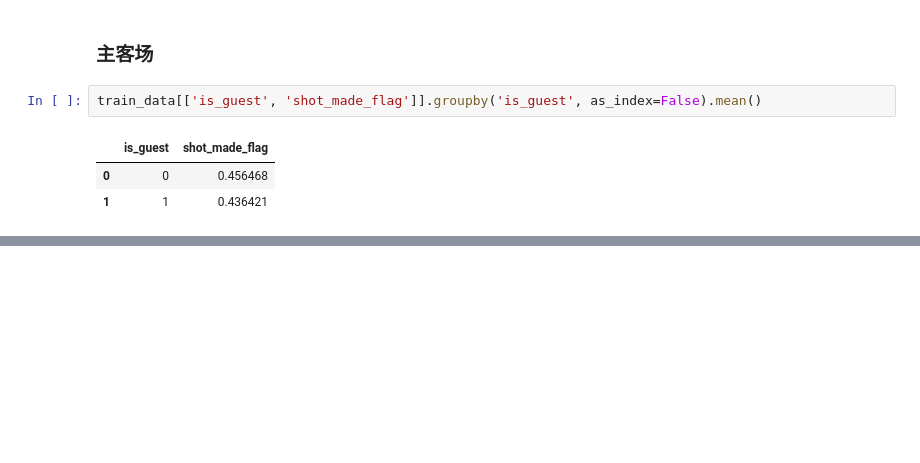
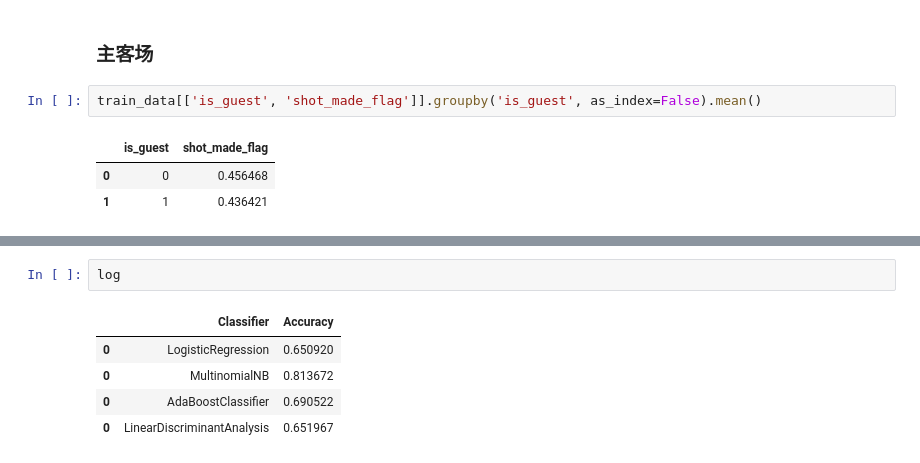
Before and after one commit to wb-dirac/kaggle_proj, a Jupyter notebook: Kobe Bryant Shot Selection/exploring.ipynb, the cells around one changed output, grey strips where cells are left out. Cells and saved outputs as stored; diff of their text form; blank space fills up the shorter version.

```diff
--- a/Kobe Bryant Shot Selection/exploring.ipynb
+++ b/Kobe Bryant Shot Selection/exploring.ipynb
@@ -261,0 +410,8 @@ KeyboardInterrupt:
+# %%
+log
+# %% [output]
+|  | Classifier | Accuracy |
+| 0 | LogisticRegression | 0.650920 |
+| 0 | MultinomialNB | 0.813672 |
+| 0 | AdaBoostClassifier | 0.690522 |
+| 0 | LinearDiscriminantAnalysis | 0.651967 |
```
Also changed, not shown: parts of 17 cells of this notebook, 1 other file.
